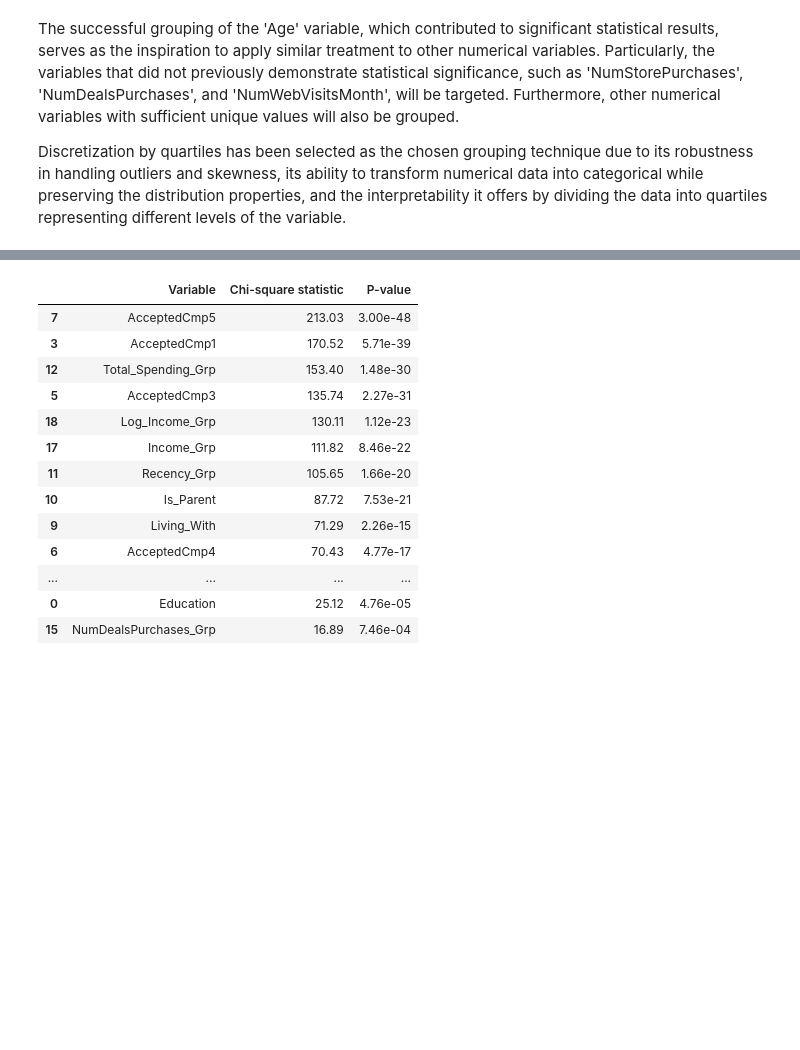
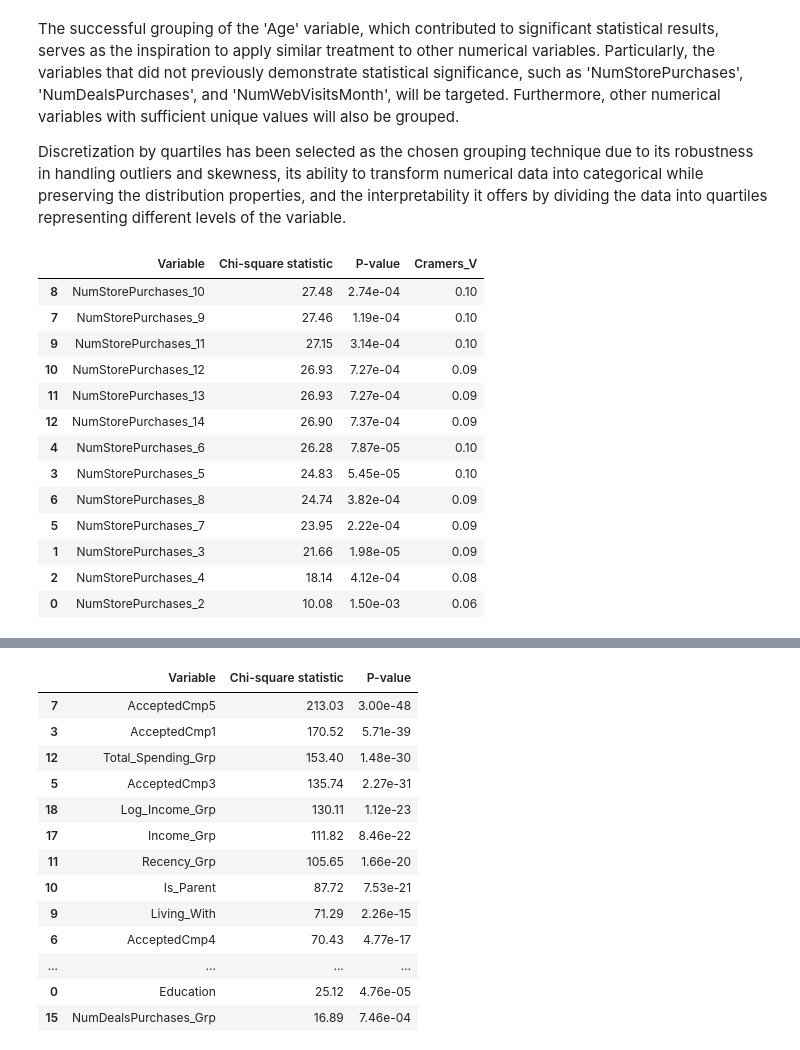
Before and after one commit to ramdhanhdy/DS_Project, a Jupyter notebook: Marketing Campaign/marketing_campaign_eda.ipynb, the cells around one changed output, grey strips where cells are left out. Drawn from its saved outputs; the diff is of its cells as text; code cells hidden in the pictures; blank space fills up the shorter version.

Commit message:
add cramer's v test

```diff
--- a/Marketing Campaign/marketing_campaign_eda.ipynb
+++ b/Marketing Campaign/marketing_campaign_eda.ipynb
@@ -449,3 +472,63 @@ chi2_df.sort_values('Chi-square statistic', ascending=False)
 The successful grouping of the 'Age' variable, which contributed to significant statistical results, serves as the inspiration to apply similar treatment to other numerical variables. Particularly, the variables that did not previously demonstrate statistical significance, such as 'NumStorePurchases', 'NumDealsPurchases', and 'NumWebVisitsMonth', will be targeted. Furthermore, other numerical variables with sufficient unique values will also be grouped.
 
 Discretization by quartiles has been selected as the chosen grouping technique due to its robustness in handling outliers and skewness, its ability to transform numerical data into categorical while preserving the distribution properties, and the interpretability it offers by dividing the data into quartiles representing different levels of the variable.
+# %%
+def cramers_v(x, y):
+    """Calculate Cramér's V statistic for categorial-categorial association."""
+    confusion_matrix = pd.crosstab(x, y)
+    chi2 = chi2_contingency(confusion_matrix)[0]
+    n = confusion_matrix.sum().sum()
+    phi2 = chi2/n
+    r, k = confusion_matrix.shape
+    phi2corr = max(0, phi2 - ((k-1)*(r-1))/(n-1))
+    rcorr = r - ((r-1)**2)/(n-1)
+    kcorr = k - ((k-1)**2)/(n-1)
+    return np.sqrt(phi2corr / min((kcorr-1), (rcorr-1)))
+
+def dicretize_stats_test(df, variable_name, target_name, min_quartiles=2, max_quartiles=21):
+    """Perform a chi-square test and calculate Cramér's V for a variable discretized into different numbers of quartiles."""
+
+    # Initialize an empty list to store the results
+    test_results = []
+
+    # Loop through different numbers of quartiles
+    for quartiles in range(min_quartiles, max_quartiles):
+        # Discretize the variable into quartiles
+        variable_quartiles = pd.qcut(df[variable_name], quartiles, labels=False, duplicates='drop')
+
+        # Create a contingency table
+        contingency_table = pd.crosstab(df[target_name], variable_quartiles)
+
+        # Perform the chi-square test
+        chi2, p, _, _ = chi2_contingency(contingency_table)
+
+        # Compute Cramer's V
+        v = cramers_v(df[target_name], variable_quartiles)
+
+        # Append the results to the list
+        test_results.append([f'{variable_name}_{quartiles}', chi2, p, v])
+
+    # Convert the list to a DataFrame
+    test_results_df = pd.DataFrame(test_results, columns=['Variable', 'Chi-square statistic', 'P-value', 'Cramers_V'])
+
+    # Sort the DataFrame by the chi-square statistic in descending order
+    test_results_df = test_results_df.sort_values('Chi-square statistic', ascending=False)
+
+    return test_results_df
+# %%
+dicretize_stats_test(df, 'NumStorePurchases', 'Response', min_quartiles=2, max_quartiles=15)
+# %% [output]
+|  | Variable | Chi-square statistic | P-value | Cramers_V |
+| 8 | NumStorePurchases_10 | 27.48 | 2.74e-04 | 0.10 |
+| 7 | NumStorePurchases_9 | 27.46 | 1.19e-04 | 0.10 |
+| 9 | NumStorePurchases_11 | 27.15 | 3.14e-04 | 0.10 |
+| 10 | NumStorePurchases_12 | 26.93 | 7.27e-04 | 0.09 |
+| 11 | NumStorePurchases_13 | 26.93 | 7.27e-04 | 0.09 |
+| 12 | NumStorePurchases_14 | 26.90 | 7.37e-04 | 0.09 |
+| 4 | NumStorePurchases_6 | 26.28 | 7.87e-05 | 0.10 |
+| 3 | NumStorePurchases_5 | 24.83 | 5.45e-05 | 0.10 |
+| 6 | NumStorePurchases_8 | 24.74 | 3.82e-04 | 0.09 |
+| 5 | NumStorePurchases_7 | 23.95 | 2.22e-04 | 0.09 |
+| 1 | NumStorePurchases_3 | 21.66 | 1.98e-05 | 0.09 |
+| 2 | NumStorePurchases_4 | 18.14 | 4.12e-04 | 0.08 |
+| 0 | NumStorePurchases_2 | 10.08 | 1.50e-03 | 0.06 |
```
Also changed, not shown: parts of 23 cells of this notebook, 1 other file.
